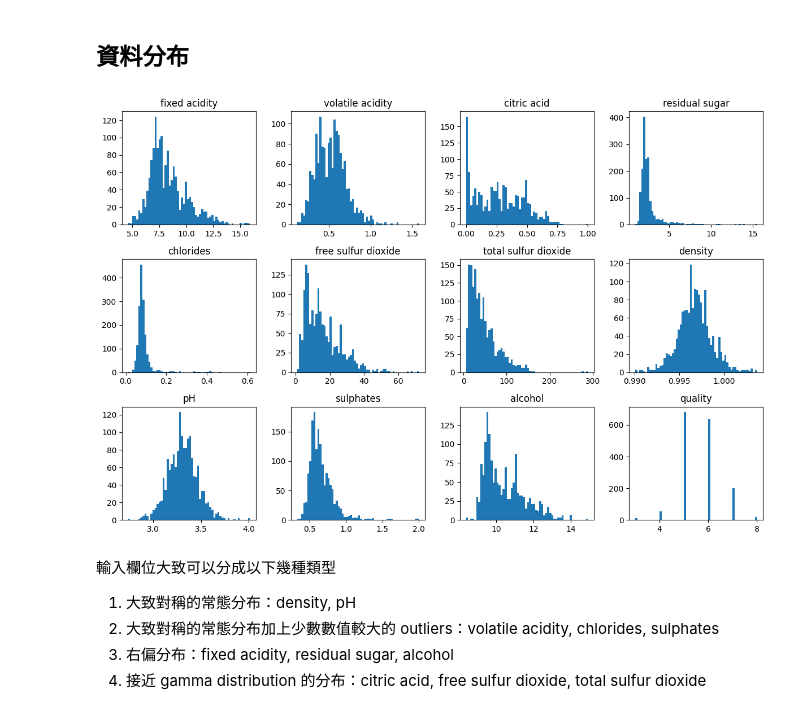
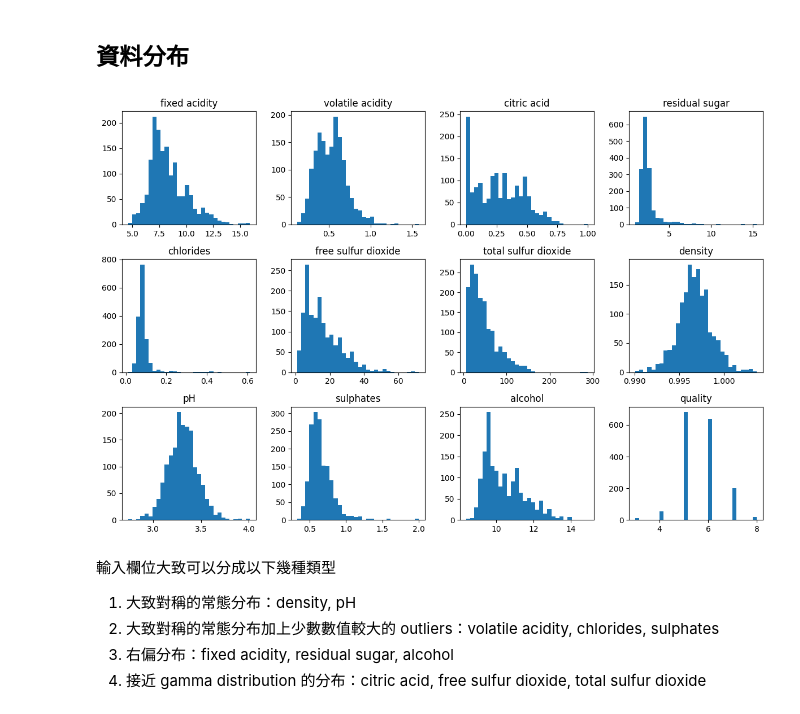
Before and after one commit to skyjadel/Prediction-of-quality-of-Wine, a Jupyter notebook: Wine_Quality.ipynb, the cells around one changed output. Saved outputs shown, nothing was run; the diff lists cells and outputs as text; code cells hidden in the pictures.

```diff
--- a/Wine_Quality.ipynb
+++ b/Wine_Quality.ipynb
@@ -50,13 +50,13 @@ print(f'原始資料有 {nan_num} 個空缺值')
 # %%
 fig, axes = plt.subplots(3,4)
 fig.set_size_inches(12,8)
 for i, col in enumerate(df.columns):
   this_data = df[col]
-  axes[int(i/4)][i%4].hist(df[col], 60)
+  axes[int(i/4)][i%4].hist(df[col], 30)
   axes[int(i/4)][i%4].set_title(col)
 fig.tight_layout()
 # %% [output]
-[figure, old version]
+[figure, new version]
 # %% [markdown]
 輸入欄位大致可以分成以下幾種類型
 1. 大致對稱的常態分布：density, pH
```
Also changed, not shown: parts of 26 cells of this notebook.
